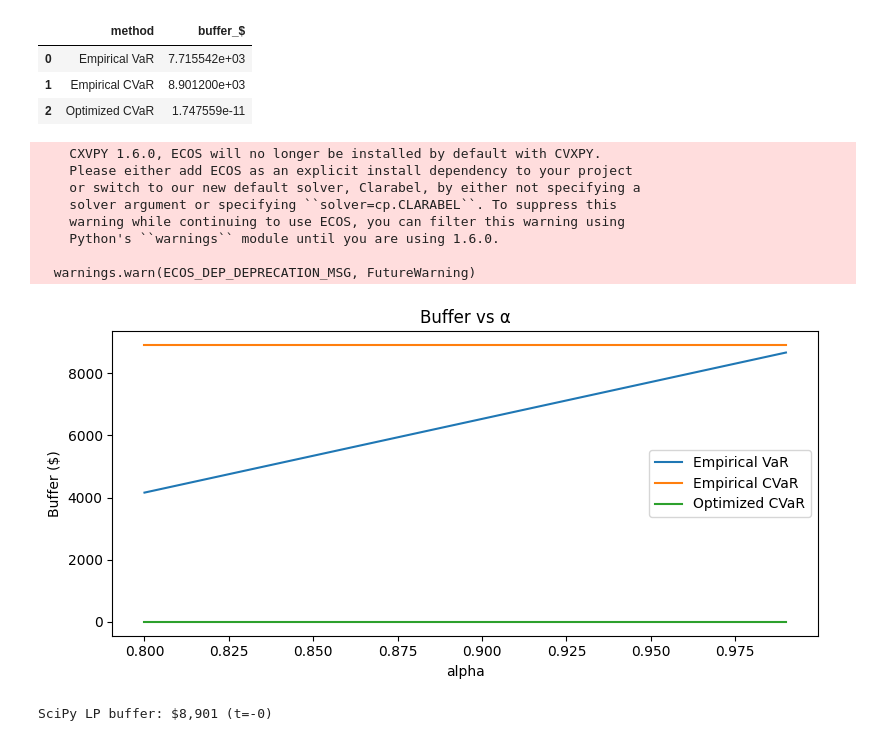
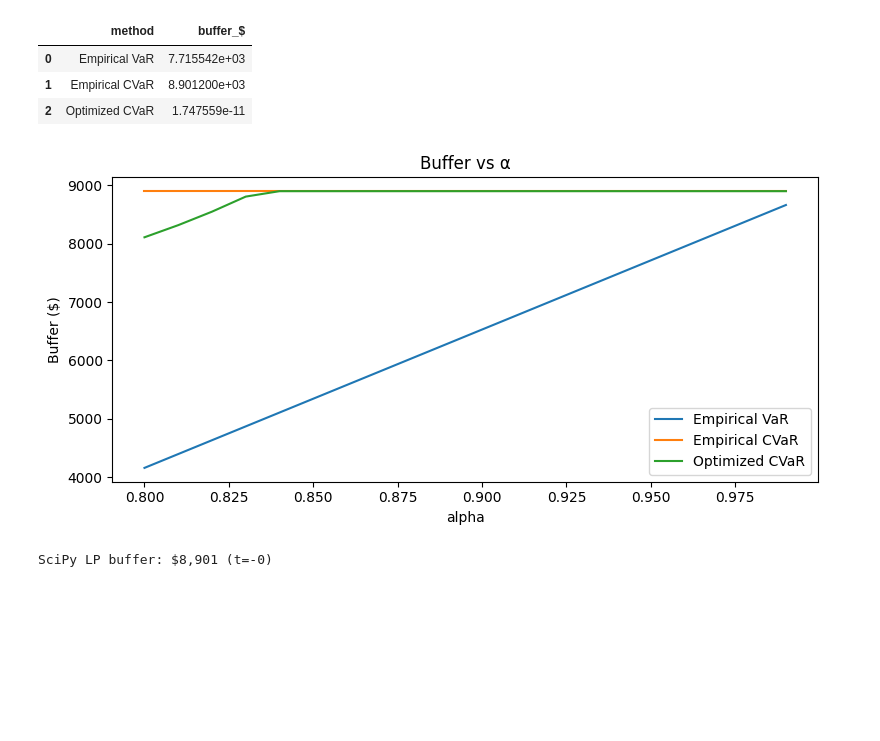
Before and after one commit to Alejandro-HerraizSen/value-ops-lab, a Jupyter notebook: notebooks/02_forecast_cashflow_cvar.ipynb, the cells around one changed output. Saved outputs shown, nothing was run; the diff lists cells and outputs as text; code cells hidden in the pictures; blank space fills up the shorter version.

```diff
--- a/notebooks/02_forecast_cashflow_cvar.ipynb
+++ b/notebooks/02_forecast_cashflow_cvar.ipynb
@@ -52,8 +70,12 @@ X_train, X_future = X.iloc[:-h], X.iloc[-h:]
 y_train, y_future = y.iloc[:-h], y.iloc[-h:]
 future_months = dfm["month"].iloc[-h:]
 
-# Quantile forecasters (GBR loss="quantile")
-preds = quantile_forecast(X_train, y_train, X_future, quantiles=(0.1, 0.5, 0.9), random_state=7)
+# Quantile forecasters (GradientBoostingRegressor with loss="quantile")
+preds = quantile_forecast(
+    X_train, y_train, X_future,
+    quantiles=(0.1, 0.5, 0.9),
+    random_state=7,
+)
 
 preds_df = pd.DataFrame({
     "month": future_months,
@@ -191,39 +202,56 @@ comp
 | 0 | Empirical VaR | 7.715542e+03 |
 | 1 | Empirical CVaR | 8.901200e+03 |
 | 2 | Optimized CVaR | 1.747559e-11 |
+# %%
+alphas = np.linspace(0.80, 0.99, 20)
+buf_var_list, buf_cvar_list, buf_opt_list = [], [], []
+
+for a in alphas:
+    ev = empirical_left_var(scenarios, a)
+    ec = empirical_left_cvar(scenarios, a)
+    buf_var_list.append(max(0.0, -ev))
+    buf_cvar_list.append(max(0.0, -ec))
+    try:
+        bo, _t, _solver = cvar_cash_buffer(scenarios, alpha=a, prefer="auto", return_solver=True)
+        buf_opt_list.append(max(0.0, float(bo)))
+    except Exception:
+        buf_opt_list.append(np.nan)
+
+sens = pd.DataFrame({
+    "alpha": alphas,
+    "Empirical VaR": buf_var_list,
+    "Empirical CVaR": buf_cvar_list,
+    "Optimized CVaR": buf_opt_list,
+}).set_index("alpha")
+
+sens.plot(title="Buffer vs α")
+plt.ylabel("Buffer ($)")
+plt.tight_layout(); plt.show()
 # %%
 alphas = np.linspace(0.80, 0.99, 20)
 buf_var_list, buf_cvar_list, buf_opt_list = [], [], []
 
 for a in alphas:
     ev = empirical_left_var(scenarios, a)
     ec = empirical_left_cvar(scenarios, a)
     buf_var_list.append(max(0.0, -ev))
     buf_cvar_list.append(max(0.0, -ec))
     try:
-        bo, _ = cvar_cash_buffer(scenarios, alpha=a)
+        bo, _t, _solver = cvar_buffer_nb(scenarios, alpha=a)  # <- robust, quiet
         buf_opt_list.append(max(0.0, float(bo)))
     except Exception:
         buf_opt_list.append(np.nan)
 
 sens = pd.DataFrame({
     "alpha": alphas,
     "Empirical VaR": buf_var_list,
     "Empirical CVaR": buf_cvar_list,
     "Optimized CVaR": buf_opt_list,
 }).set_index("alpha")
 
 sens.plot(title="Buffer vs α")
 plt.ylabel("Buffer ($)")
 plt.tight_layout(); plt.show()
 # %% [output]
-    CXVPY 1.6.0, ECOS will no longer be installed by default with CVXPY.
-    Please either add ECOS as an explicit install dependency to your project
-    or switch to our new default solver, Clarabel, by either not specifying a
-    solver argument or specifying ``solver=cp.CLARABEL``. To suppress this
-    warning while continuing to use ECOS, you can filter this warning using
-    Python's ``warnings`` module until you are using 1.6.0.
-
-  warnings.warn(ECOS_DEP_DEPRECATION_MSG, FutureWarning)
-[figure, old version]
+[figure, new version]
 # %%
```
Also changed, not shown: parts of 9 cells of this notebook, 4 other files.
